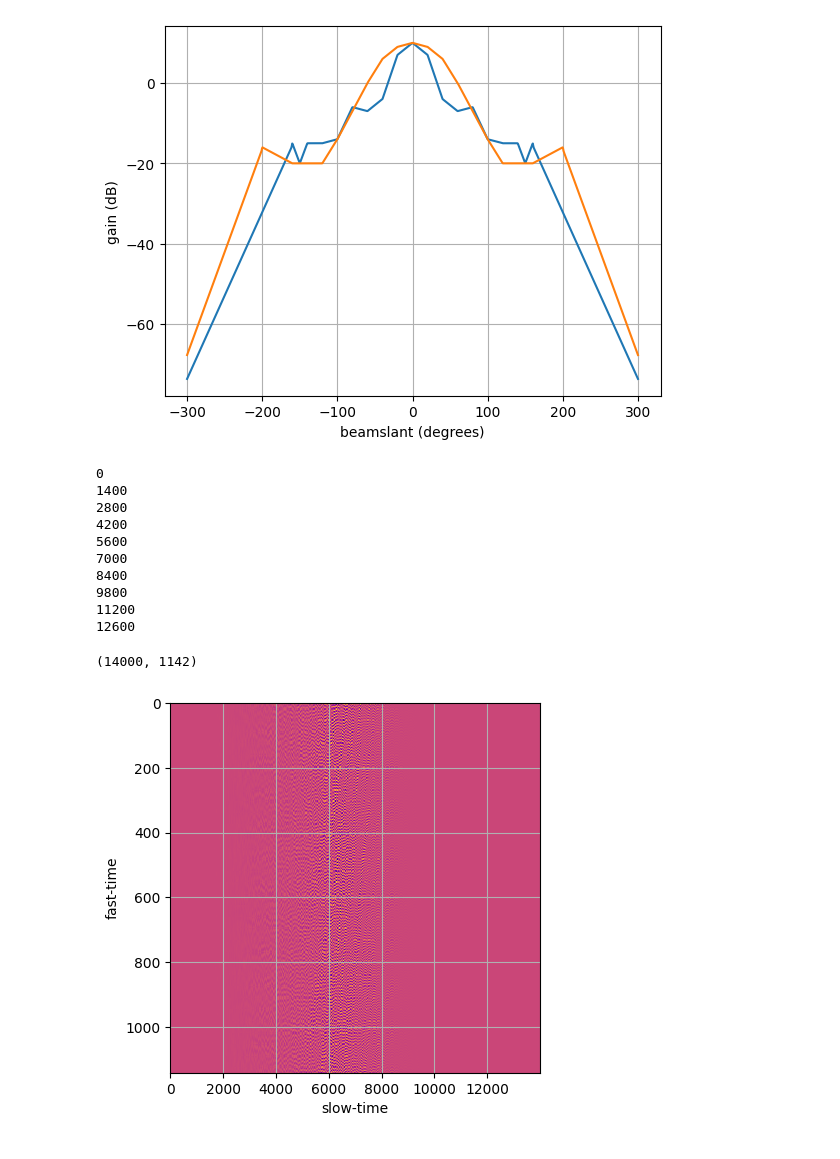
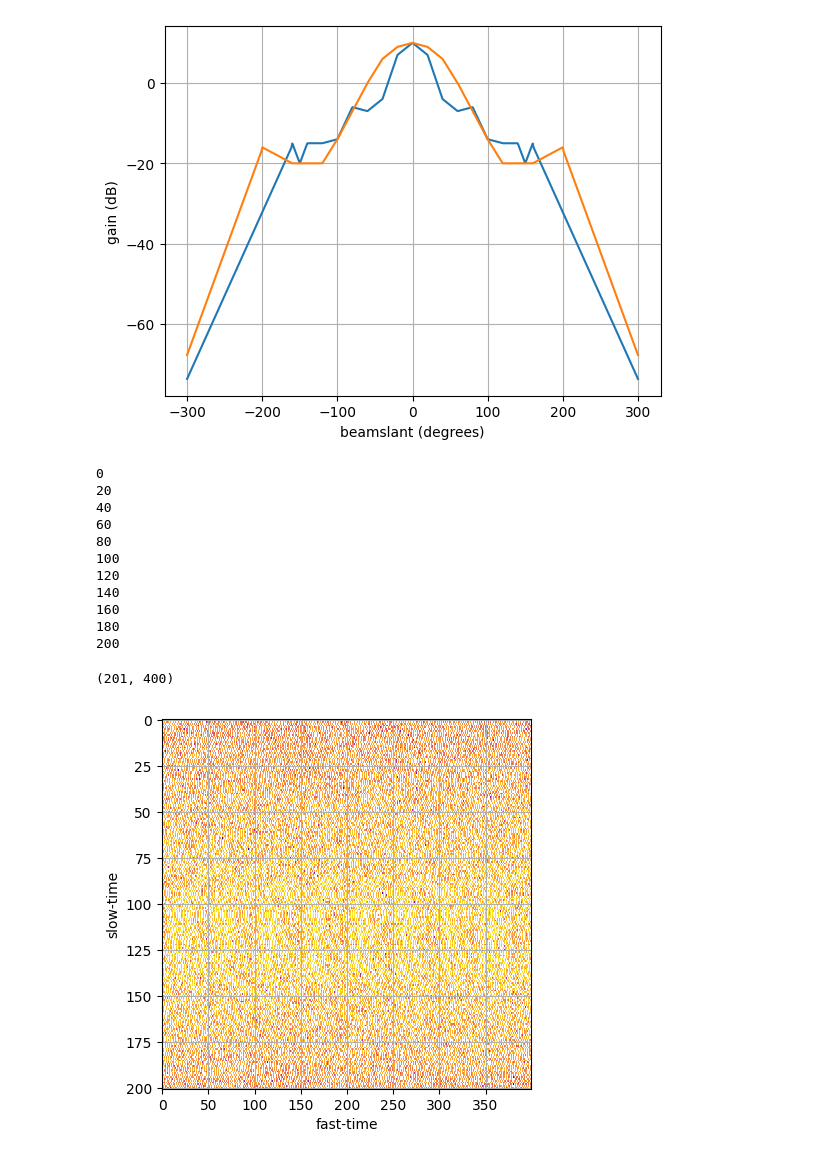
Before and after one commit to morzack/ece592-radar-SAR-proj, a Jupyter notebook: sar_sim.ipynb, the cells around one changed output. Drawn from its saved outputs; the diff is of its cells as text; code cells hidden in the pictures.

Commit message:
add path distortion parameters

```diff
--- a/sar_sim.ipynb
+++ b/sar_sim.ipynb
@@ -71,8 +71,13 @@ ANT_f2 = 81e9
 ANT_fs = 4e6
 ANT_max_ramp_rate = 266e6 / (1e-6) # MHz / us
 # ANT_PRF = 3500
-ANT_PRF = 3500
+ANT_PRF = 1/(0.1e-3)
 ANT_pulse_dur = 1/ANT_PRF
+
+# ANT_n_pulses = None # for FMCW, constant data collection
+ANT_n_pulses = 201 # for manual spacing of pulses, faster computation on digital side
+
+ANT_NF = 10**(13/10)
 
 ANT_pwr_dbm = 13
 ANT_pwr_watt = 10**(13/10) / 1000
@@ -178,50 +183,71 @@ for dx in (-0.25, 0, 0.25):
     for dy in (-0.25, 0, 0.25):
         targets.append(((dx, dy), 10))
 
-radar_angle = np.deg2rad(25)
-radar_start_pos = (-7, -12)
-radar_vel = (0, 5)
+radar_angle = 0
+radar_start_pos = (-4.5, -2)
+radar_vel = (0, 1)
 observation_time = 4 # s
+
+path_noise_std = 0.90 # standard deviation of variance from point-to-point (offset)
+poly_distort = 1.3 # applied to distort overall track to fit a polynomial function
 
 # use "stop-and-go" approximation -- i.e. assume radar is stationary for each sample
 PRF = ANT_PRF # from proj proposal -- constrained by minimum movement at given speed
 n_sweeps = int(observation_time * PRF)
+
+if ANT_n_pulses is not None:
+    n_sweeps = ANT_n_pulses
+    PRF = n_sweeps / observation_time
+
+SAR_positions = []
+
 data_matrix = []
-for sweep in range(n_sweeps):
+for sweep_raw in range(n_sweeps):
     # calculate radar position
+    sweep_polyconv = (sweep_raw/n_sweeps)**poly_distort
+    sweep = sweep_polyconv * n_sweeps
     dt = sweep * (1/PRF)
+
+    # offset
+    offset_raw = np.random.normal(0, path_noise_std)+1
+    dt_offset = dt + (1/PRF) * offset_raw
+    dt = dt_offset
+
     r_pos_local = (radar_start_pos[0]+radar_vel[0]*dt, radar_start_pos[1]+radar_vel[1]*dt)
     data_matrix.append(ret_chirp(ANT_pulse_dur, ANT_fs, horiz_gain, targets, r_pos_local, radar_angle, -1))
-    if sweep % (n_sweeps//10) == 0:
-        print(sweep)
+    SAR_positions.append(r_pos_local)
+    if sweep_raw % (n_sweeps//10) == 0:
+        # print(r_pos_local)
+        print(sweep_raw)
 # %% [output]
 0
-1400
-2800
-4200
-5600
-7000
-8400
-9800
-11200
-12600
+20
+40
+60
+80
+100
+120
+140
+160
+180
+200
 # %%
 # with some data, now we can do processing. start by plotting data
 data_matrix_numpy = np.zeros((len(data_matrix), len(data_matrix[0])))
 print(data_matrix_numpy.shape)
 for k1, s in enumerate(data_matrix):
     for k2 in range(len(data_matrix[0])):
         data_matrix_numpy[k1, k2] = s[k2]
 data_matrix_numpy = data_matrix_numpy
 fig, ax = plt.subplots()
-ax.imshow(data_matrix_numpy.T, cmap='plasma', interpolation='nearest')
-ax.set(xlabel='slow-time', ylabel='fast-time')
-ax.set_aspect(len(data_matrix)/len(data_matrix[0]))
+ax.imshow(10*np.log10(data_matrix_numpy), cmap='plasma', interpolation='nearest')
+ax.set(xlabel='fast-time', ylabel='slow-time')
+ax.set_aspect(1/(len(data_matrix)/len(data_matrix[0])))
 ax.grid()
 plt.show()
 # %% [output]
-(14000, 1142)
+(201, 400)
-[figure, old version]
+[figure, new version]
 # %%
 # then, let's attempt range compression
 # simply perform an FFT on each fast-time slice and spit out the values
```
Also changed, not shown: parts of 2 cells of this notebook.
